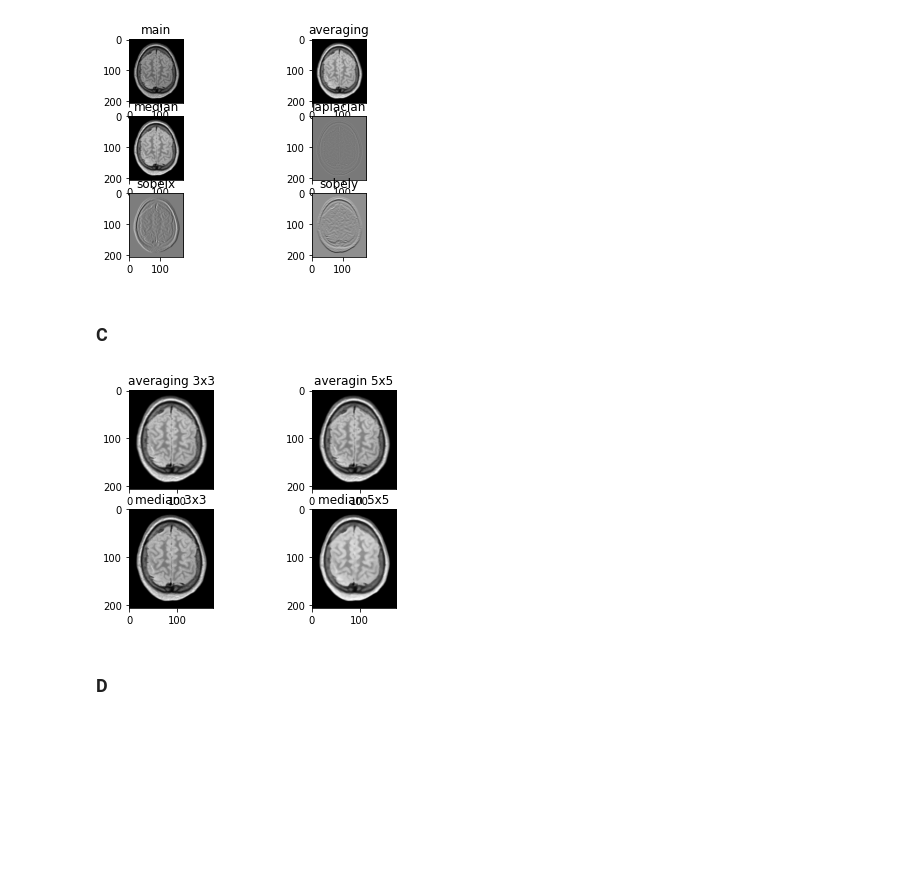
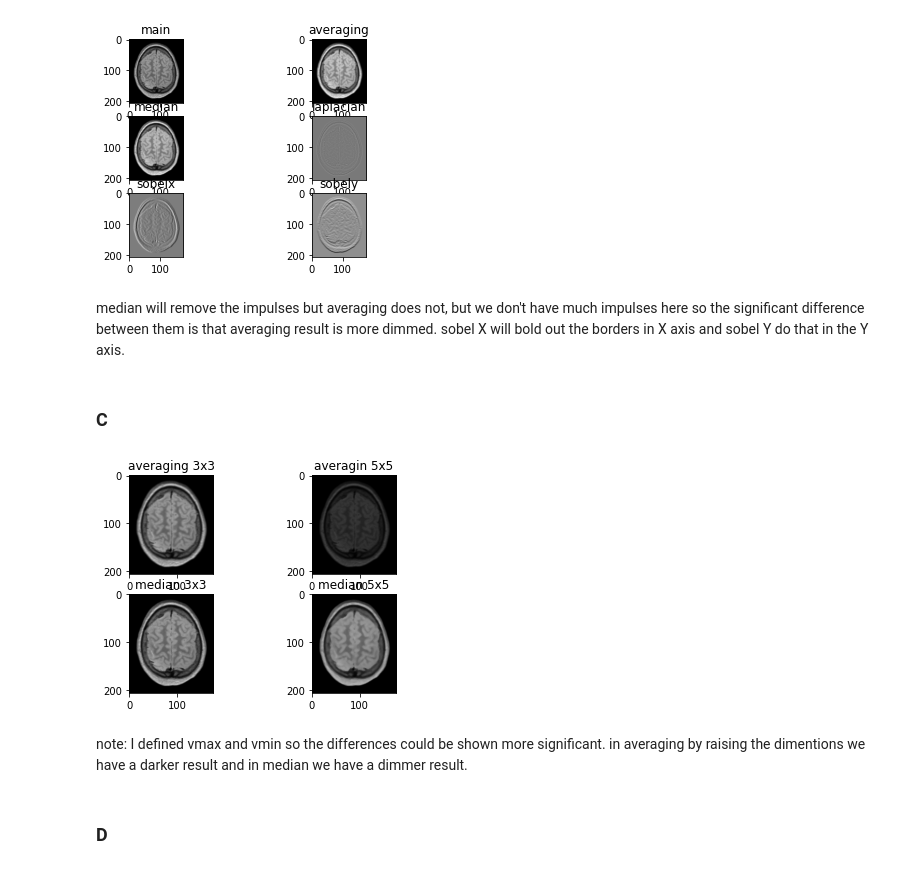
Before and after one commit to artaasadi/Image-Processing-Course, a Jupyter notebook: HW3/HW3_DIP/Q3.ipynb, the cells around one changed output. Cells and saved outputs as stored; diff of their text form; code cells hidden in the pictures; blank space fills up the shorter version.

```diff
--- a/HW3/HW3_DIP/Q3.ipynb
+++ b/HW3/HW3_DIP/Q3.ipynb
@@ -80,27 +74,33 @@ plt.title('sobely')
 plt.show()
 # %% [output]
 [figure]
+# %% [markdown]
+median will remove the impulses but averaging does not, but we don't have much impulses here so the significant difference between them is that averaging result is more dimmed.
+sobel X will bold out the borders in X axis and sobel Y do that in the Y axis.
 # %% [markdown]
 ### C
 # %%
 plt.subplot(221)
-plt.imshow(filter(img, "averaging", 3), cmap = 'gray')
+plt.imshow(filter(img, "averaging", 3), cmap = 'gray', vmin= 0, vmax= 255)
 plt.title("averaging 3x3")
 
 plt.subplot(222)
-plt.imshow(filter(img, "averaging", 5), cmap = 'gray')
+plt.imshow(filter(img, "averaging", 5), cmap = 'gray', vmin= 0, vmax= 255)
 plt.title("averagin 5x5")
 
 plt.subplot(223)
-plt.imshow(filter(img, "median", 3), cmap = 'gray')
+plt.imshow(filter(img, "median", 3), cmap = 'gray', vmin= 0, vmax= 255)
 plt.title("median 3x3")
 
 plt.subplot(224)
-plt.imshow(filter(img, "median", 5), cmap = 'gray')
+plt.imshow(filter(img, "median", 5), cmap = 'gray', vmin= 0, vmax= 255)
 plt.title("median 5x5")
 plt.show()
 # %% [output]
-[figure, old version]
+[figure, new version]
+# %% [markdown]
+note: I defined vmax and vmin so the differences could be shown more significant.
+in averaging by raising the dimentions we have a darker result and in median we have a dimmer result.
 # %% [markdown]
 ### D
 # %%
```
Also changed, not shown: parts of 2 cells of this notebook.
